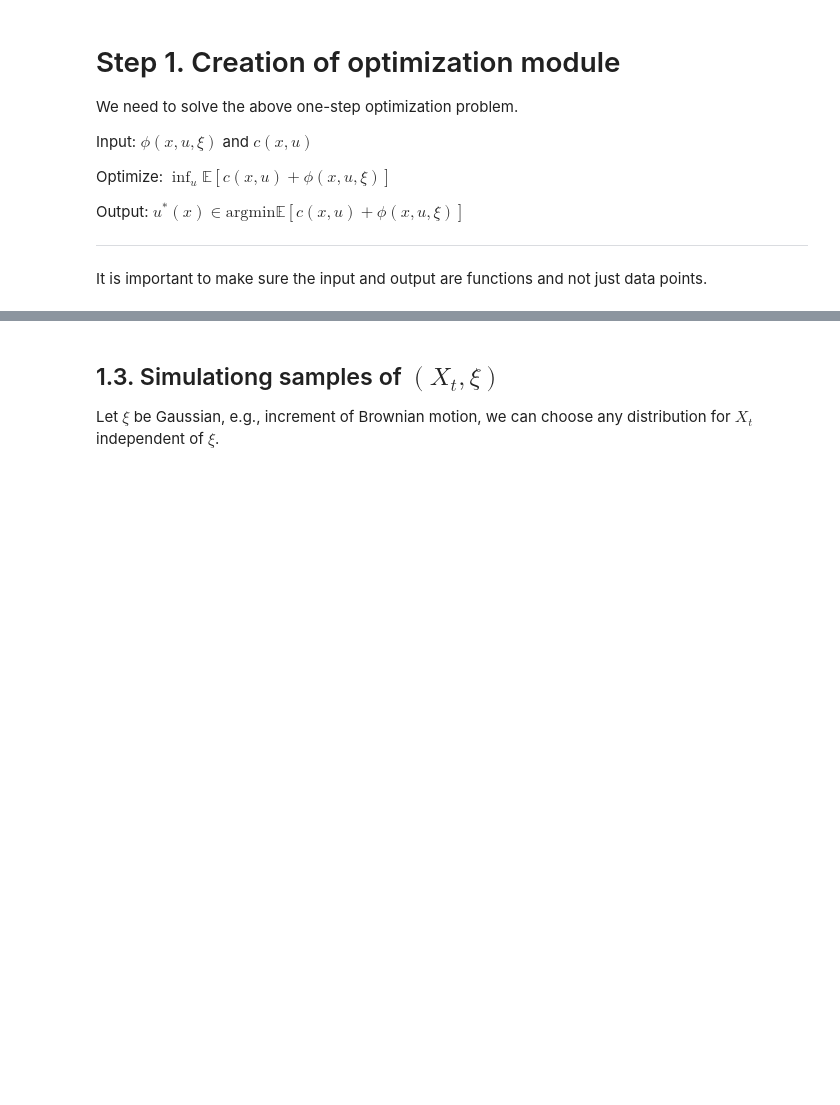
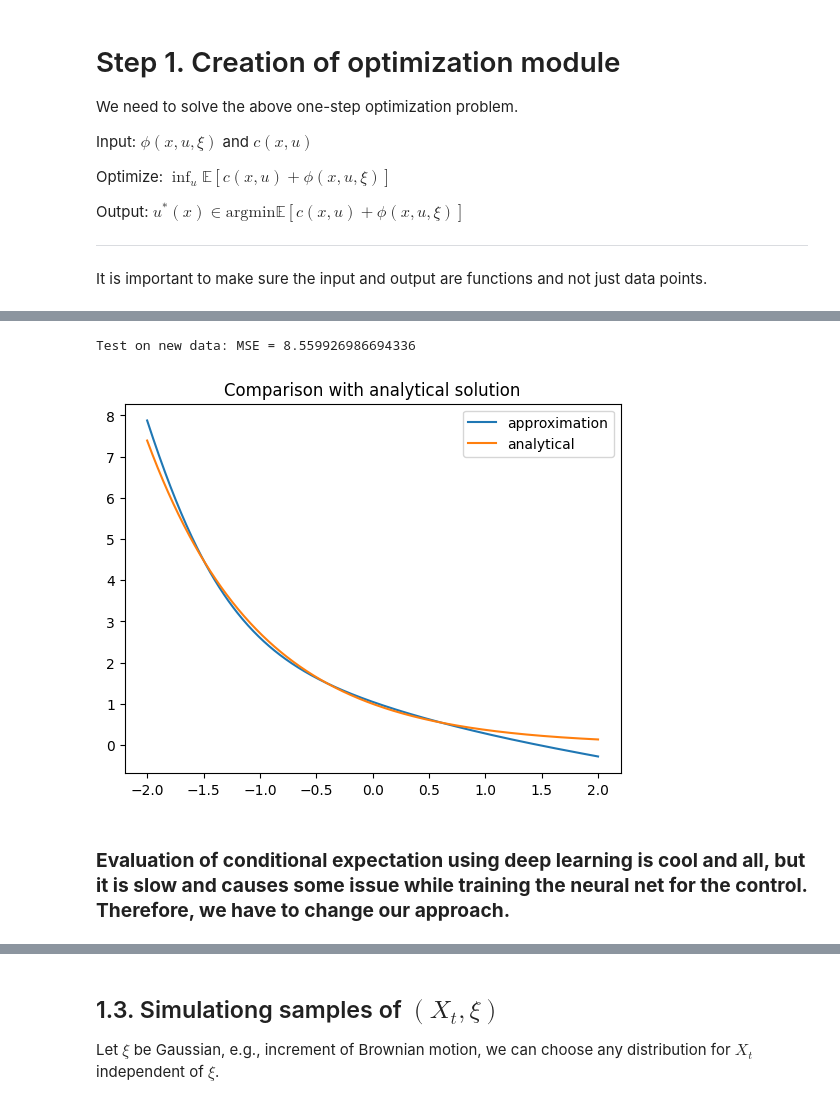
Before and after one commit to arashfahim/Stochastic_Control_FSU, a Jupyter notebook: Discrete_time_DPP.ipynb, the cells around one changed output, grey strips where cells are left out. Saved outputs shown, nothing was run; the diff lists cells and outputs as text; code cells hidden in the pictures; blank space fills up the shorter version.

```diff
--- a/Discrete_time_DPP.ipynb
+++ b/Discrete_time_DPP.ipynb
@@ -2,0 +19,2 @@
+# %%
+path = r'/content/Stochastic_Control_FSU/arashfahim/Stochastic_Control_FSU/'
@@ -150,0 +95,4 @@ It is useful to choose the basis $\phi_k$ such that $m_{k'k}=0$ when $k'\neq k$.
+# %%
+# create time stamp to save the result
+stamp = strftime('%Y-%m-%d %H:%M:%S', localtime())
+print(str(stamp))
@@ -150,0 +133,9 @@ It is useful to choose the basis $\phi_k$ such that $m_{k'k}=0$ when $k'\neq k$.
+# %%
+# increase neurons
+model3= torch.nn.Sequential(
+    torch.nn.Linear(1, 16),
+    torch.nn.Tanh(),
+    # torch.nn.Sigmoid(),
+    # torch.nn.ReLU(),
+    torch.nn.Linear(16,1)
+)
@@ -150,0 +163,19 @@ It is useful to choose the basis $\phi_k$ such that $m_{k'k}=0$ when $k'\neq k$.
+# %%
+Z = torch.normal(0., 1., size=(M,1))
+W = torch.exp(-Z)+torch.exp(Z)*torch.normal(0., 1., size=(M,1))
+torch.set_printoptions(precision=10)
+print("Test on new data: MSE = {}".format(loss_fun(W,Z,model3)))
+# %% [output]
+Test on new data: MSE = 8.559926986694336
+# %%
+xx = torch.linspace(-2,2,600)
+yy = model3(xx.unsqueeze(1))
+plt.plot(xx.detach().numpy(),yy.detach().numpy(), label='approximation');
+plt.plot(xx.detach().numpy(),np.exp(-xx.detach().numpy()), label='analytical');
+plt.title("Comparison with analytical solution");
+plt.legend();
+plt.savefig(path+'test for model3'+stamp+'.png');
+# %% [output]
+[figure, added]
+# %% [markdown]
+### **Evaluation of conditional expectation using deep learning is cool and all, but it is slow and causes some issue while training the neural net for the control. Therefore, we have to change our approach.**
```
Also changed, not shown: parts of 74 cells of this notebook.
